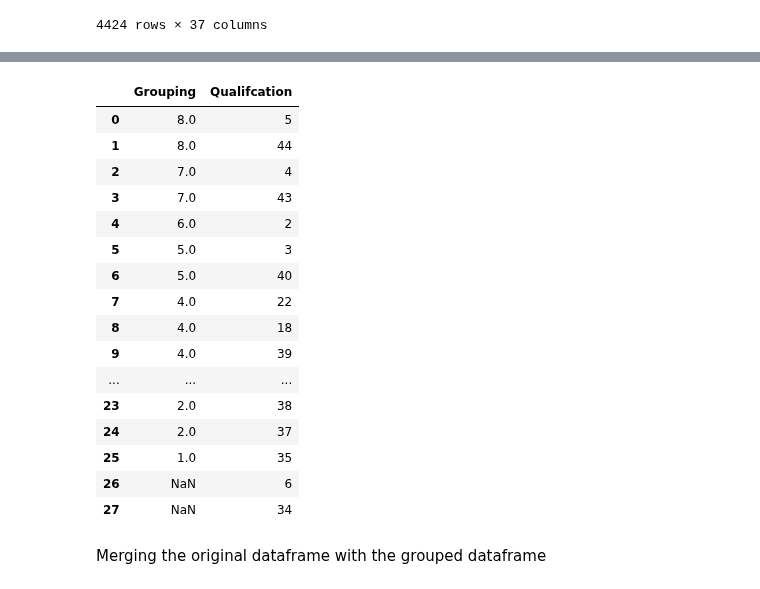
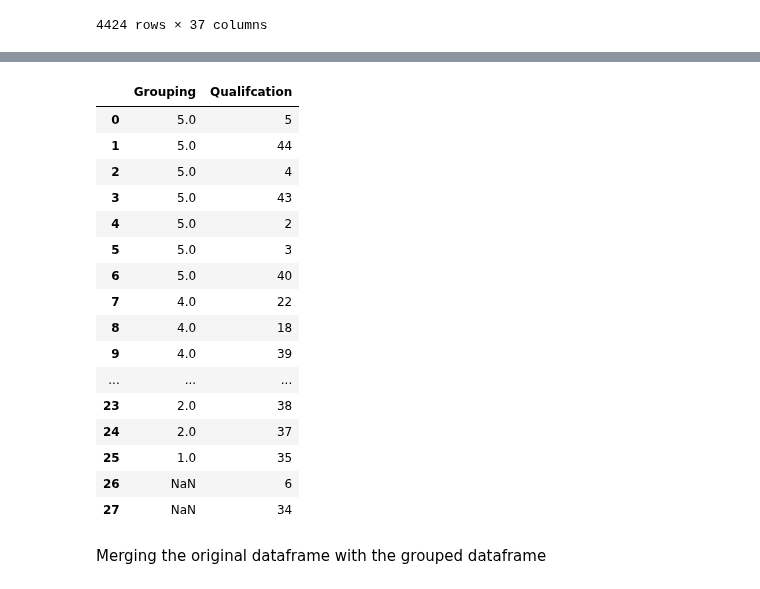
Before and after one commit to obDann/INF2179-GroupProject, a Jupyter notebook: cleaning_ds_parent_qualification.ipynb, the cells around one changed output, grey strips where cells are left out. Drawn from its saved outputs; the diff is of its cells as text; code cells hidden in the pictures.

```diff
--- a/cleaning_ds_parent_qualification.ipynb
+++ b/cleaning_ds_parent_qualification.ipynb
@@ -66,17 +63,17 @@ UNKNOWN:
 6 - Frequency of Higher Education
 34 - Unknown
 # %%
-qualification_dict = {"Grouping": [8, 8, 7, 7, 6, 5, 5, 4, 4, 4, 4, 4, 3, 3, 3, 3, 3, 3, 2, 2, 2, 2, 2, 2, 2, 1, None, None],
+qualification_dict = {"Grouping": [5, 5, 5, 5, 5, 5, 5, 4, 4, 4, 4, 4, 3, 3, 3, 3, 3, 3, 2, 2, 2, 2, 2, 2, 2, 1, None, None],
                      "Qualifcation": [5, 44, 4, 43, 2, 3, 40, 22, 18, 39, 41, 42, 1, 9, 12, 10, 14, 19, 26, 11, 27, 29, 30, 38, 37, 35, 6, 34]}
 qual_df = pd.DataFrame(qualification_dict)
 qual_df
 # %% [output]
 |  | Grouping | Qualifcation |
-| 0 | 8.0 | 5 |
-| 1 | 8.0 | 44 |
-| 2 | 7.0 | 4 |
-| 3 | 7.0 | 43 |
-| 4 | 6.0 | 2 |
+| 0 | 5.0 | 5 |
+| 1 | 5.0 | 44 |
+| 2 | 5.0 | 4 |
+| 3 | 5.0 | 43 |
+| 4 | 5.0 | 2 |
 | 5 | 5.0 | 3 |
 | 6 | 5.0 | 40 |
 | 7 | 4.0 | 22 |
```
Also changed, not shown: parts of 1 cell of this notebook.
